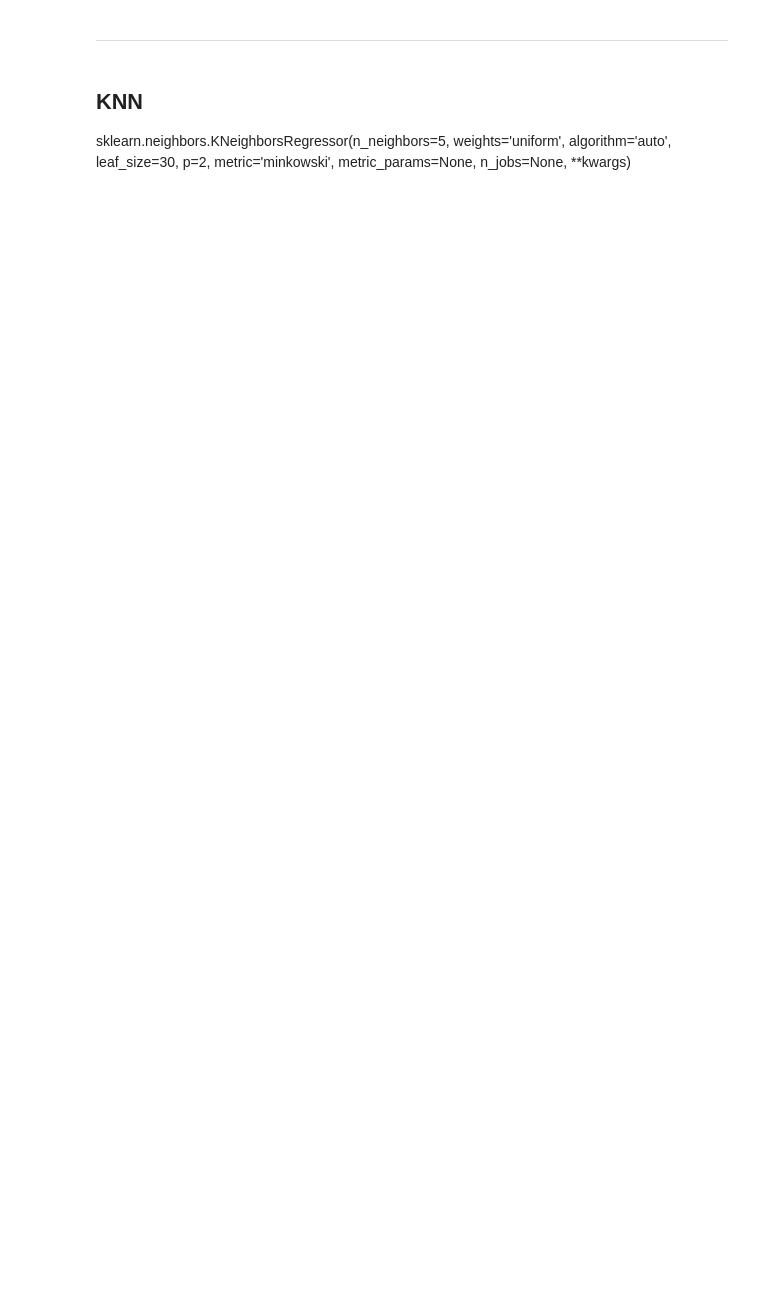
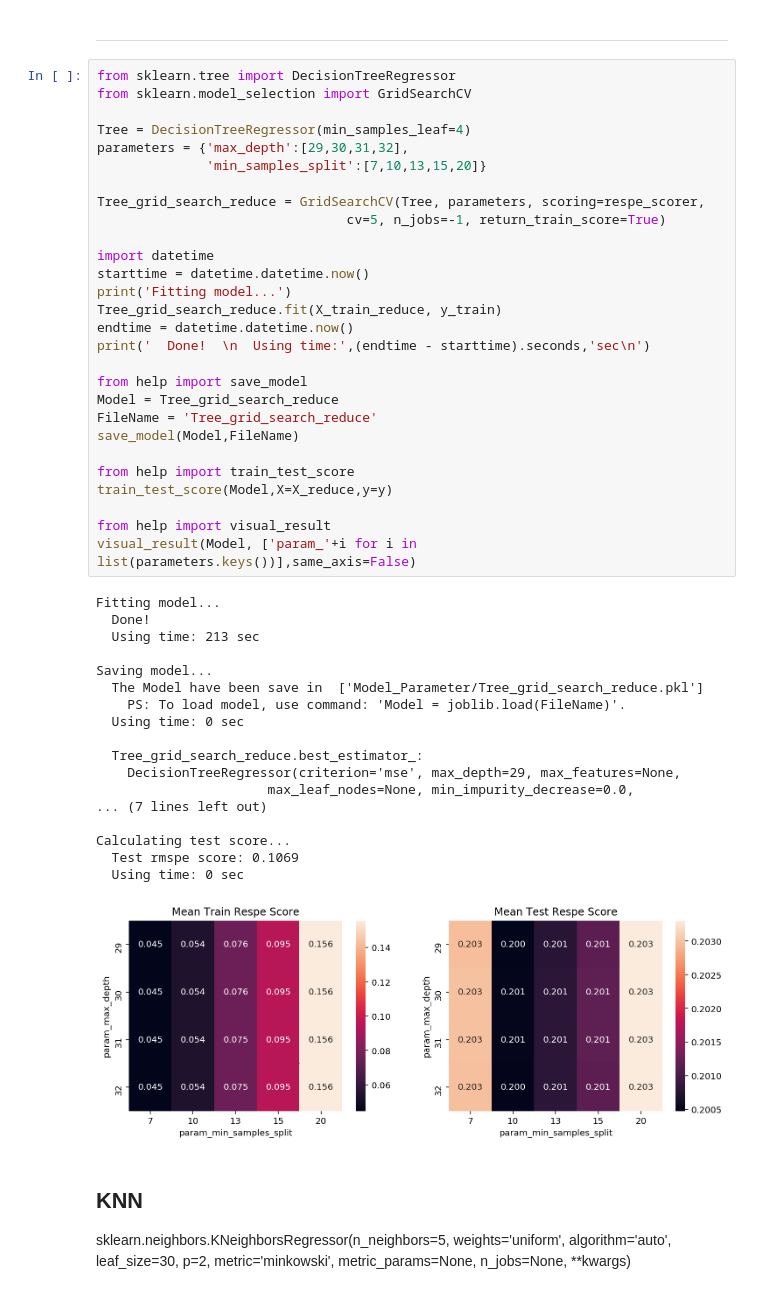
Before and after one commit to X1AOX1A/Udacity, a Jupyter notebook: Rossmann_Store_Sales/Note_Model.ipynb, the cells around one changed output. Saved outputs shown, nothing was run; the diff lists cells and outputs as text; blank space fills up the shorter version.

```diff
--- a/Rossmann_Store_Sales/Note_Model.ipynb
+++ b/Rossmann_Store_Sales/Note_Model.ipynb
@@ -602,5 +598,52 @@ Calculating test score...
 # %% [markdown]
 ***
+# %%
+from sklearn.tree import DecisionTreeRegressor
+from sklearn.model_selection import GridSearchCV
+
+Tree = DecisionTreeRegressor(min_samples_leaf=4)
+parameters = {'max_depth':[29,30,31,32],
+              'min_samples_split':[7,10,13,15,20]}
+
+Tree_grid_search_reduce = GridSearchCV(Tree, parameters, scoring=respe_scorer,
+                                cv=5, n_jobs=-1, return_train_score=True)
+
+import datetime
+starttime = datetime.datetime.now()
+print('Fitting model...')
+Tree_grid_search_reduce.fit(X_train_reduce, y_train)
+endtime = datetime.datetime.now()
+print('  Done!  \n  Using time:',(endtime - starttime).seconds,'sec\n')
+
+from help import save_model
+Model = Tree_grid_search_reduce
+FileName = 'Tree_grid_search_reduce'
+save_model(Model,FileName)
+
+from help import train_test_score
+train_test_score(Model,X=X_reduce,y=y)
+
+from help import visual_result
+visual_result(Model, ['param_'+i for i in list(parameters.keys())],same_axis=False)
+# %% [output]
+Fitting model...
+  Done!
+  Using time: 213 sec
+
+Saving model...
+  The Model have been save in  ['Model_Parameter/Tree_grid_search_reduce.pkl']
+    PS: To load model, use command: 'Model = joblib.load(FileName)'.
+  Using time: 0 sec
+
+  Tree_grid_search_reduce.best_estimator_:
+    DecisionTreeRegressor(criterion='mse', max_depth=29, max_features=None,
+                      max_leaf_nodes=None, min_impurity_decrease=0.0,
+... (7 lines left out)
+
+Calculating test score...
+  Test rmspe score: 0.1069
+  Using time: 0 sec
+[figure, added]
 # %% [markdown]
 ## KNN
 
```
Also changed, not shown: parts of 12 cells of this notebook.
